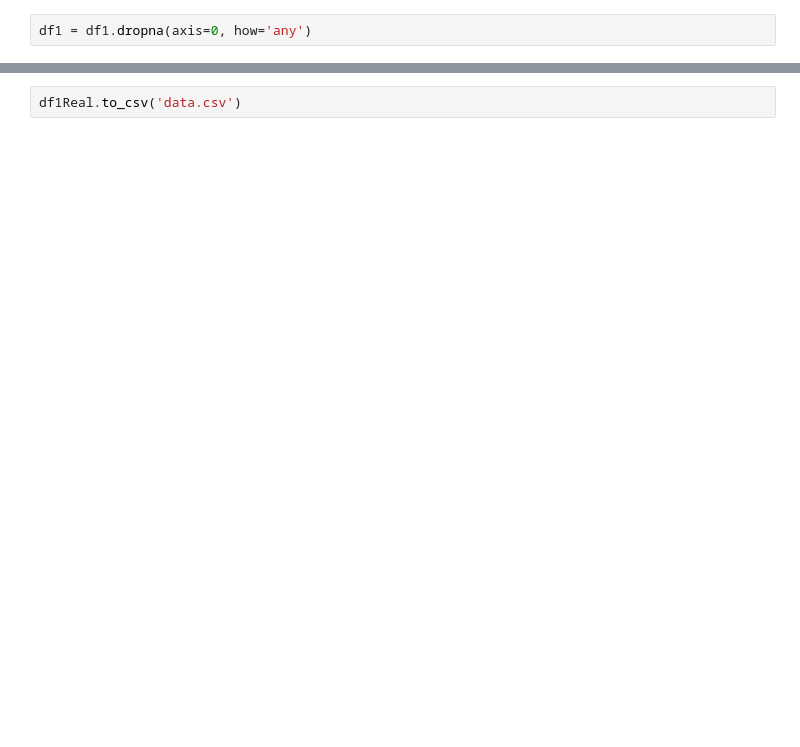
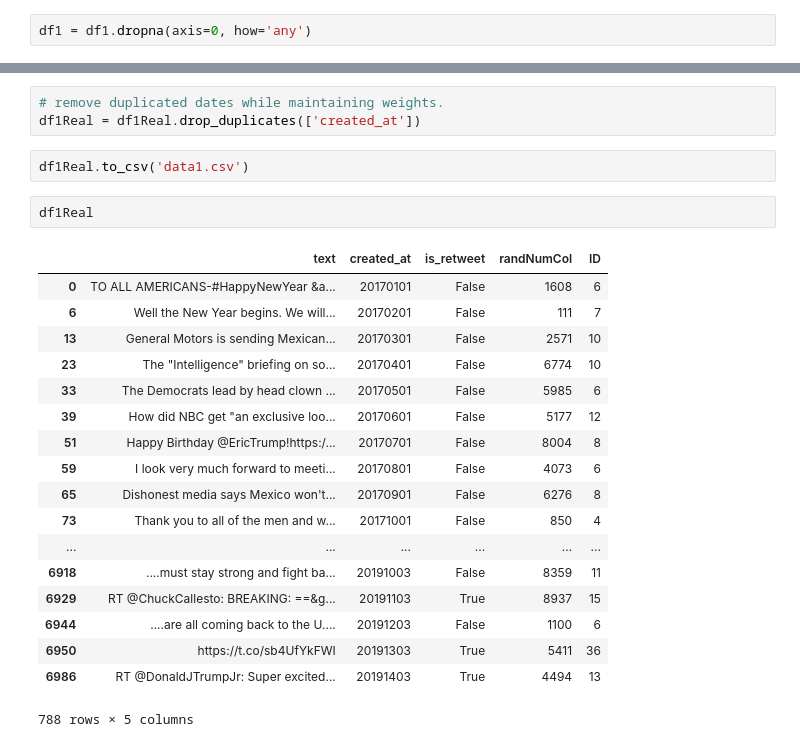
Before and after one commit to redelste/HST-325, a Jupyter notebook: HST35 - Final Project/Fixing Data.ipynb, the cells around one changed output, grey strips where cells are left out. Cells and saved outputs as stored; diff of their text form; blank space fills up the shorter version.

```diff
--- a/HST35 - Final Project/Fixing Data.ipynb
+++ b/HST35 - Final Project/Fixing Data.ipynb
@@ -70,2 +81,26 @@ See the caveats in the documentation: http://pandas.pydata.org/pandas-docs/stabl
+# %%
+# remove duplicated dates while maintaining weights.
+df1Real = df1Real.drop_duplicates(['created_at'])
 # %%
-df1Real.to_csv('data.csv')
+df1Real.to_csv('data1.csv')
+# %%
+df1Real
+# %% [output]
+|  | text | created_at | is_retweet | randNumCol | ID |
+| 0 | TO ALL AMERICANS-#HappyNewYear &a... | 20170101 | False | 1608 | 6 |
+| 6 | Well the New Year begins. We will... | 20170201 | False | 111 | 7 |
+| 13 | General Motors is sending Mexican... | 20170301 | False | 2571 | 10 |
+| 23 | The "Intelligence" briefing on so... | 20170401 | False | 6774 | 10 |
+| 33 | The Democrats lead by head clown ... | 20170501 | False | 5985 | 6 |
+| 39 | How did NBC get "an exclusive loo... | 20170601 | False | 5177 | 12 |
+| 51 | Happy Birthday @EricTrump!https:/... | 20170701 | False | 8004 | 8 |
+| 59 | I look very much forward to meeti... | 20170801 | False | 4073 | 6 |
+| 65 | Dishonest media says Mexico won't... | 20170901 | False | 6276 | 8 |
+| 73 | Thank you to all of the men and w... | 20171001 | False | 850 | 4 |
+| ... | ... | ... | ... | ... | ... |
+| 6918 | ....must stay strong and fight ba... | 20191003 | False | 8359 | 11 |
+| 6929 | RT @ChuckCallesto: BREAKING: ==&g... | 20191103 | True | 8937 | 15 |
+| 6944 | ....are all coming back to the U.... | 20191203 | False | 1100 | 6 |
+| 6950 | https://t.co/sb4UfYkFWI | 20191303 | True | 5411 | 36 |
+| 6986 | RT @DonaldJTrumpJr: Super excited... | 20191403 | True | 4494 | 13 |
+788 rows × 5 columns
```
Also changed, not shown: parts of 10 cells of this notebook, 3 other files.
